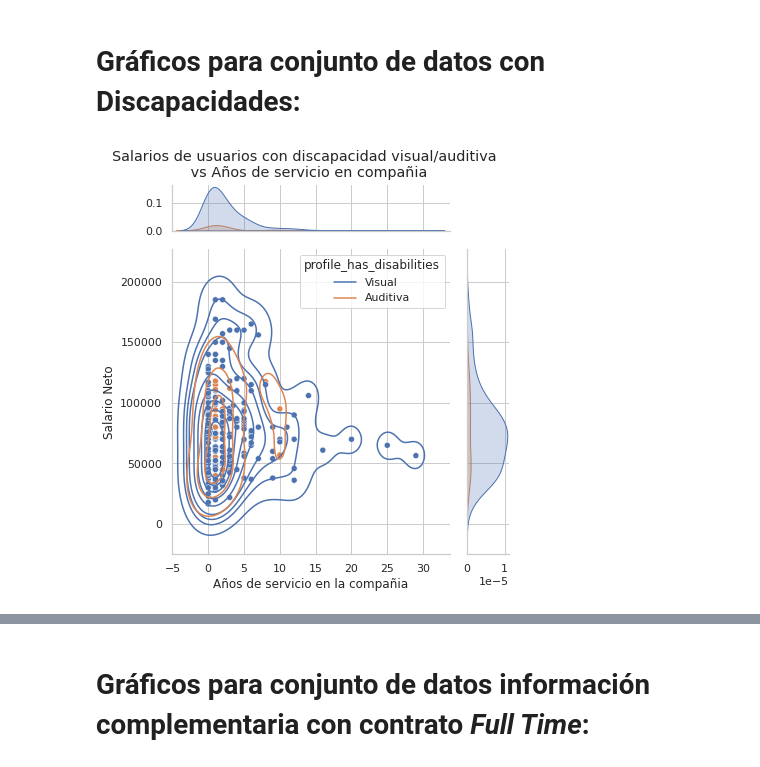
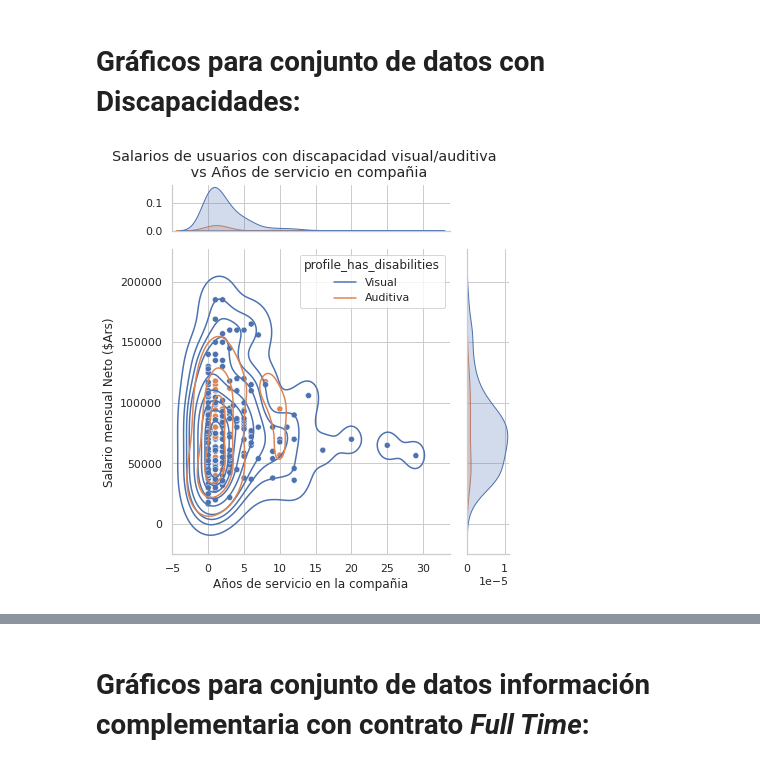
Before and after one commit to argennof/Data_A-V_2022, a Jupyter notebook: Grupo_24_Entregable_Parte_1.ipynb, the cells around one changed output, grey strips where cells are left out. Cells and saved outputs as stored; diff of their text form; code cells hidden in the pictures.

```diff
--- a/Grupo_24_Entregable_Parte_1.ipynb
+++ b/Grupo_24_Entregable_Parte_1.ipynb
@@ -578,9 +584,9 @@ df6 = df_comple_dis2.reset_index().drop_duplicates(subset='index', keep='first')
 # %%
 # Joint plot para el conjunto usuarios que programan en lenguajes populares y presentan una discapacidad visual/auditiva
 g = seaborn.jointplot(x = df4.work_years_in_company, y = df4.salary_monthly_NETO,
                   hue=df4.profile_has_disabilities,marginal_ticks=True).plot_joint(seaborn.kdeplot)
 plt.suptitle('Salarios de usuarios con discapacidad visual/auditiva \n vs Años de servicio en compañia', y = 1.05)
-g.set_axis_labels('Años de servicio en la compañia', 'Salario Neto', fontsize=12)
+g.set_axis_labels('Años de servicio en la compañia', 'Salario mensual Neto ($Ars)', fontsize=12)
 g.figure.tight_layout()
 # %% [output]
-[figure, old version]
+[figure, new version]
```
Also changed, not shown: parts of 10 cells of this notebook.
